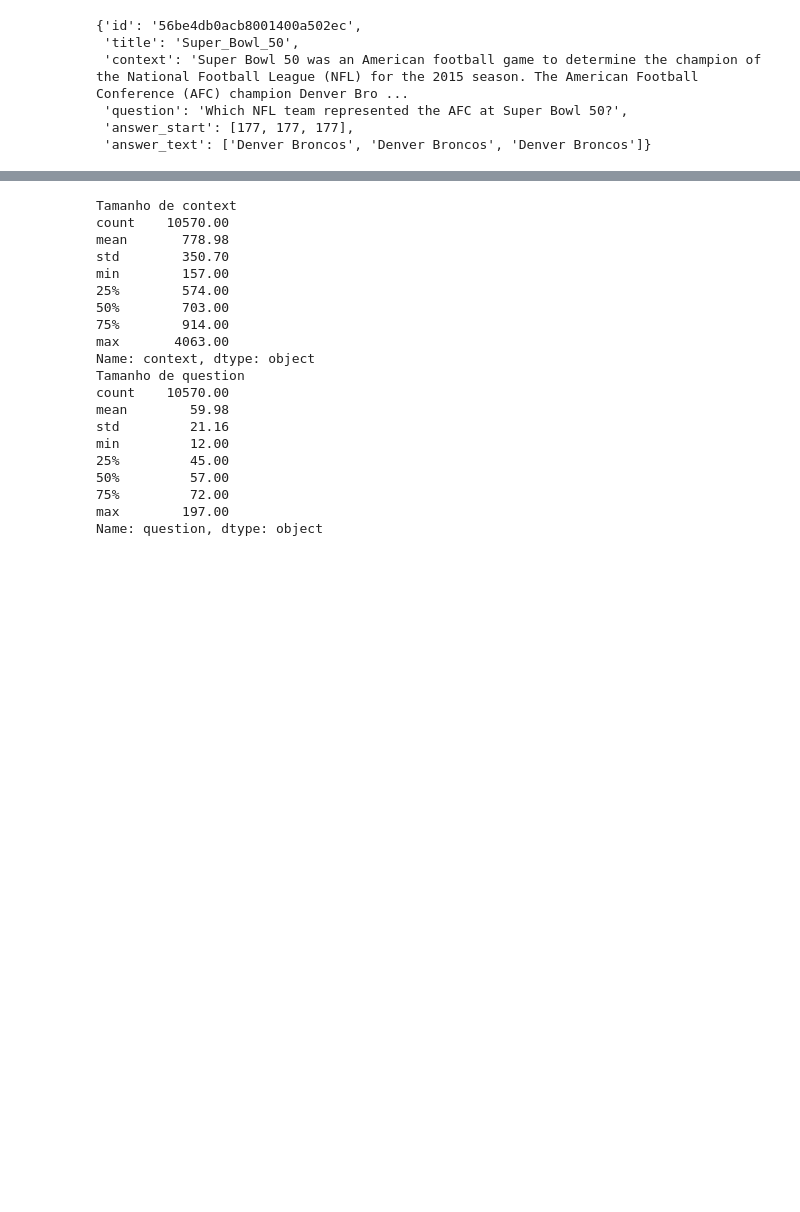
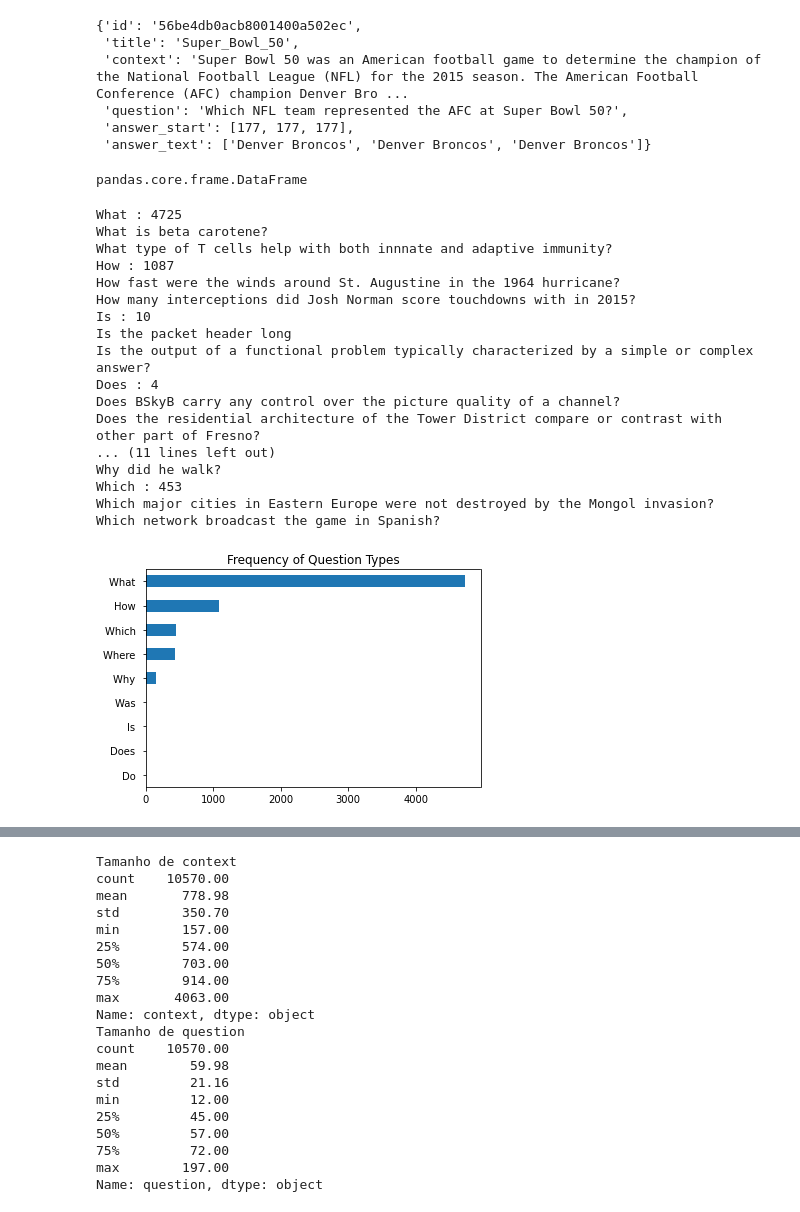
Before and after one commit to marcusborela/exqa-complearning, a Jupyter notebook: source/data_related/explore_dataset_format.ipynb, the cells around one changed output, grey strips where cells are left out. Drawn from its saved outputs; the diff is of its cells as text; code cells hidden in the pictures; blank space fills up the shorter version.

Commit message:
dataset with more methods (and translated names)

```diff
--- a/source/data_related/explore_dataset_format.ipynb
+++ b/source/data_related/explore_dataset_format.ipynb
@@ -21,7 +23,7 @@ importlib.reload(squad_related)
 # %% [output]
 <module 'source.data_related.squad_related' from '/home/borela/fontes/exqa-complearning/source/data_related/squad_related.py'>
 # %%
-dataset_en =squad_related.carregar_squad_1_1('en')
+dataset_en =squad_related.load_squad_dataset_1_1('en')
 # %% [output]
 Using custom data configuration default-d2cdb99fa46933e9
 Reusing dataset json (/home/borela/.cache/huggingface/datasets/json/default-d2cdb99fa46933e9/0.0.0/da492aad5680612e4028e7f6ddc04b1dfcec4b64db470ed7cc5f2bb265b9b6b5)
@@ -34,3 +36,7 @@ dataset_en.dataset[0]
  'question': 'Which NFL team represented the AFC at Super Bowl 50?',
  'answer_start': [177, 177, 177],
  'answer_text': ['Denver Broncos', 'Denver Broncos', 'Denver Broncos']}
+# %%
+type(dataset_en.dataset.to_pandas())
+# %% [output]
+pandas.core.frame.DataFrame
@@ -36,0 +45,21 @@ dataset_en.dataset[0]
+# %%
+dataset_en.print_total_per_question_typ()
+# %% [output]
+What : 4725
+What is beta carotene?
+What type of T cells help with both innnate and adaptive immunity?
+How : 1087
+How fast were the winds around St. Augustine in the 1964 hurricane?
+How many interceptions did Josh Norman score touchdowns with in 2015?
+Is : 10
+Is the packet header long
+Is the output of a functional problem typically characterized by a simple or complex answer?
+Does : 4
+Does BSkyB carry any control over the picture quality of a channel?
+Does the residential architecture of the Tower District compare or contrast with other part of Fresno?
+... (11 lines left out)
+Why did he walk?
+Which : 453
+Which major cities in Eastern Europe were not destroyed by the Mongol invasion?
+Which network broadcast the game in Spanish?
+[figure, added]
```
Also changed, not shown: parts of 7 cells of this notebook, 7 other files.
